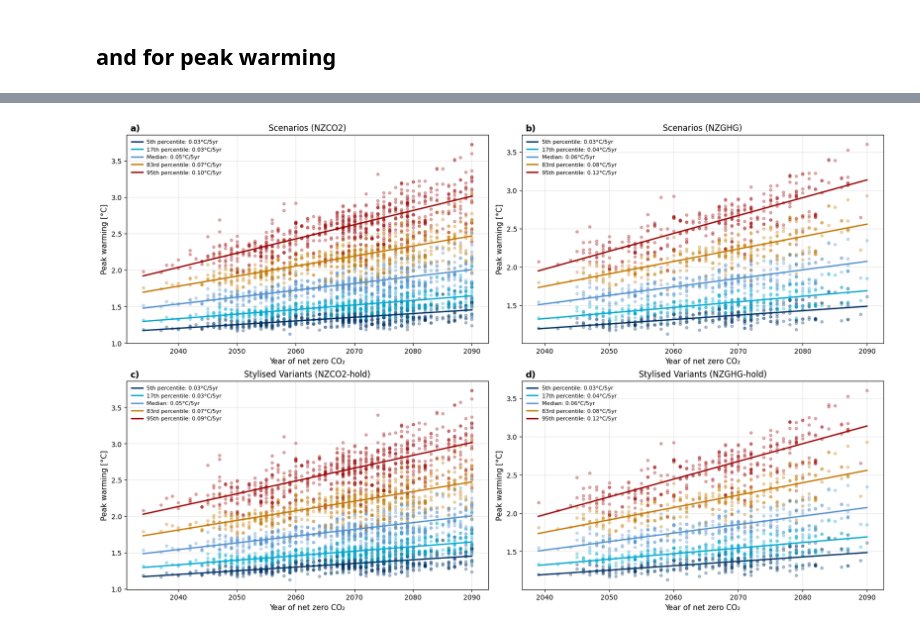
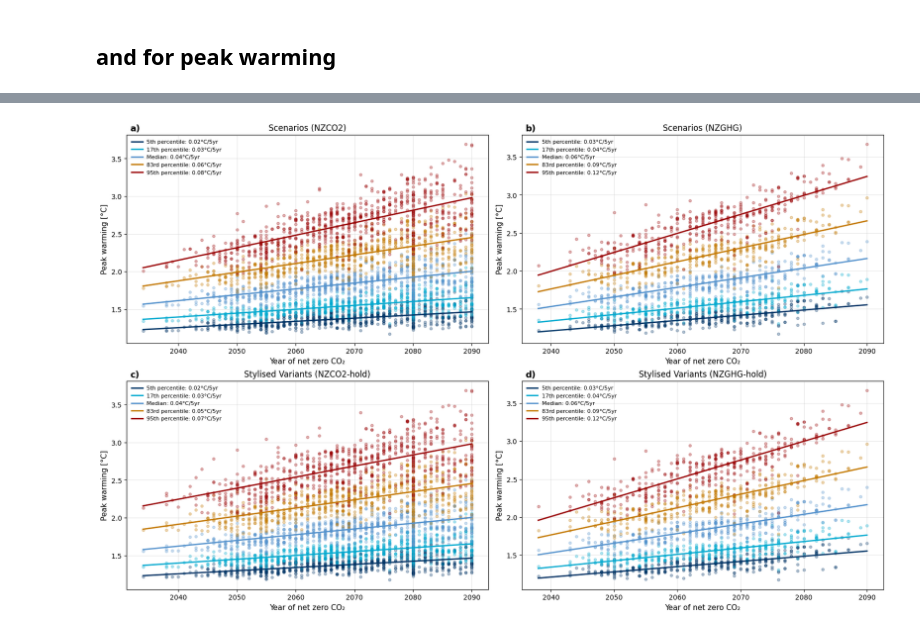
Before and after one commit to gaurav-ganti/netzero_assessment, a Jupyter notebook: analysis/504_peak_warming_vs_netzero.ipynb, the cells around one changed output, grey strips where cells are left out. Saved outputs shown, nothing was run; the diff lists cells and outputs as text; code cells hidden in the pictures.

```diff
--- a/analysis/504_peak_warming_vs_netzero.ipynb
+++ b/analysis/504_peak_warming_vs_netzero.ipynb
@@ -492,7 +508,7 @@ groups = [
 ]
 
 for ax, scenario_group in zip(axes.flatten(), groups):
-    group_df = metrics_df_full[metrics_df_full["scenario_group"] == scenario_group]
+    group_df = metrics_df[metrics_df["scenario_group"] == scenario_group]
 
     scenario_stats = group_df.groupby(["model", "scenario"]).agg({
         "GSAT|ANTHROPOGENIC|peak": [
@@ -516,34 +532,34 @@ for ax, scenario_group in zip(axes.flatten(), groups):
 
     for col in cols_to_plot:
         y = plot_data[col].values
         hex_color = percentile_colors[col]
         label = percentile_labels[col]
 
         ax.scatter(x_all, y, facecolors=hex_color, edgecolors=hex_color, alpha=0.3, s=15)
 
         valid = ~np.isnan(y)
         if valid.sum() > 1:
             slope, intercept = np.polyfit(x_all[valid], y[valid], 1)
             ax.plot(x_fit, slope * x_fit + intercept,
                     color=hex_color, linewidth=2,
                     label=f"{label}: {slope*5:.2f}°C/5yr")
 
     ax.set_xlabel("Year of net zero CO₂", fontsize=11)
     ax.set_ylabel("Peak warming [°C]", fontsize=11)
     ax.set_title(scenario_group, fontsize=12)
     ax.legend(fontsize=8, loc="upper left", frameon=False)
     ax.grid(alpha=0.3)
     ax.tick_params(axis="both", labelsize=10)
 
 # Panel labels
 for ax, label in zip(axes.flatten(), ["a)", "b)", "c)", "d)"]):
     ax.annotate(label, xy=(0.01, 1.05), xycoords="axes fraction",
                 fontsize=13, fontweight="bold", va="top", ha="left")
 
 plt.savefig(PLOT_FOLDER / "GSAT_peak_percentiles_vs_nzco2_4panel.png", dpi=300, bbox_inches="tight")
 plt.show()
 # %% [output]
-[figure, old version]
+[figure, new version]
 # %%
 # Calculate median and percentiles of GSAT|ANTHROPOGENIC|peak per scenario
 scenario_stats = metrics_df.groupby(["model", "scenario", "scenario_group"]).agg({
```
Also changed, not shown: parts of 17 cells of this notebook, 8 other files.
